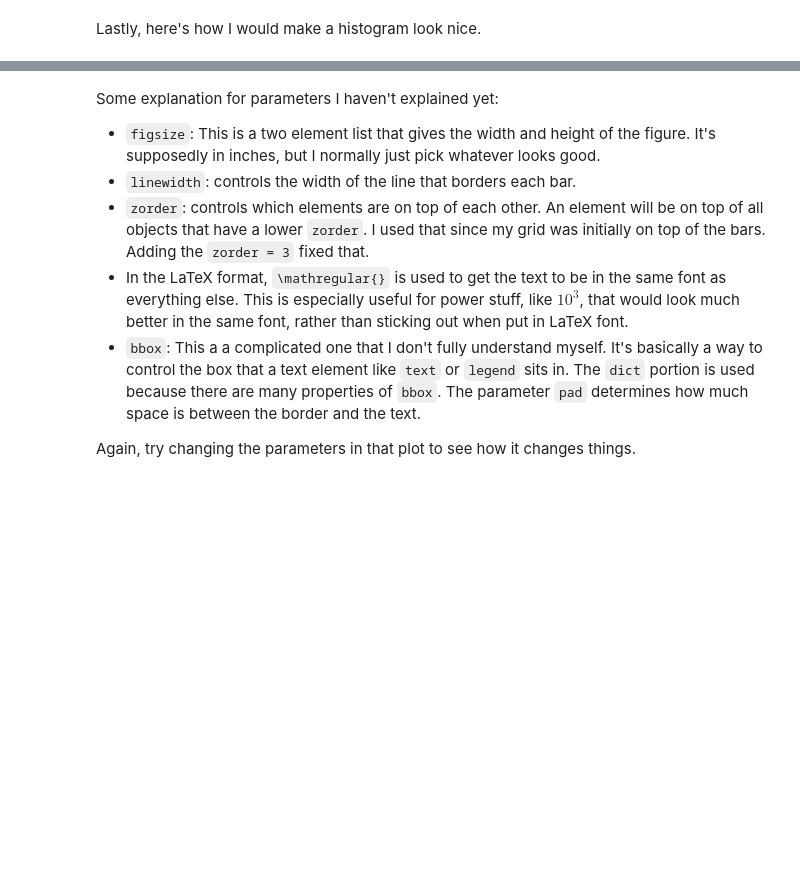
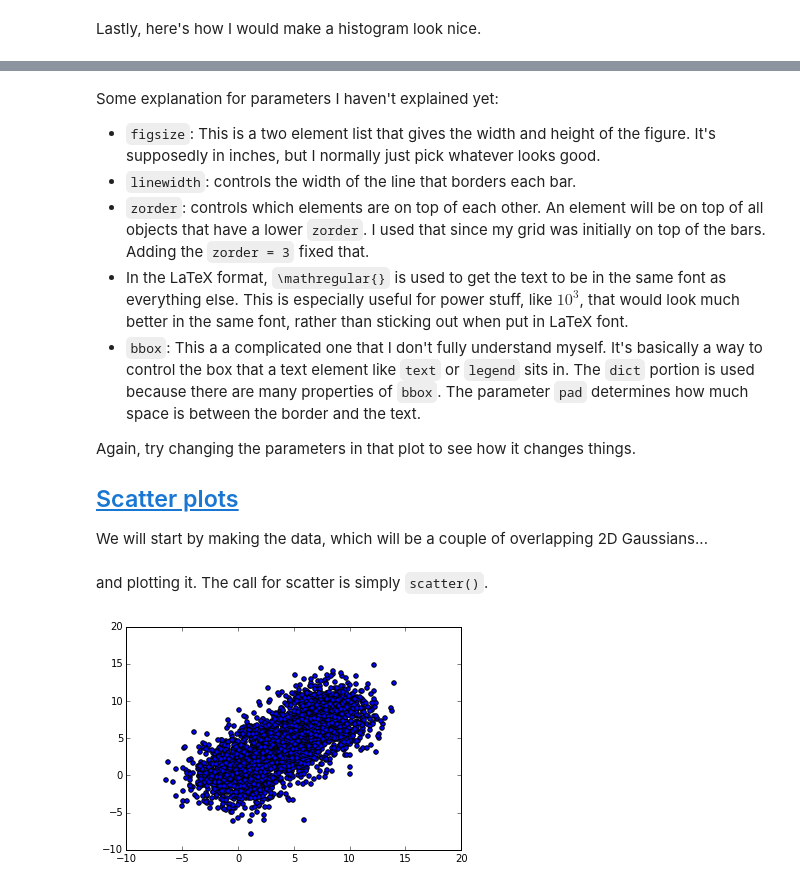
Before and after one commit to gillenbrown/PythonTutorial, a Jupyter notebook: Plotting.ipynb, the cells around one changed output, grey strips where cells are left out. Cells and saved outputs as stored; diff of their text form; code cells hidden in the pictures; blank space fills up the shorter version.

Commit message:
Added scatter, started error bars
scatter is completely done, error bars are almost done. Just need to
add the final nice plot.

```diff
--- a/Plotting.ipynb
+++ b/Plotting.ipynb
@@ -247,3 +251,22 @@ Some explanation for parameters I haven't explained yet:
 * `bbox`: This a a complicated one that I don't fully understand myself. It's basically a way to control the box that a text element like `text` or `legend` sits in. The `dict` portion is used because there are many properties of `bbox`. The parameter `pad` determines how much space is between the border and the text.
 
 Again, try changing the parameters in that plot to see how it changes things.
+
+## [Scatter plots](http://matplotlib.org/api/axes_api.html#matplotlib.axes.Axes.scatter)
+
+We will start by making the data, which will be a couple of overlapping 2D Gaussians...
+# %%
+x1 = np.random.normal(0, 2, 1000)
+y1 = np.random.normal(0, 2, 1000)
+x2 = np.random.normal(4, 2, 1000)
+y2 = np.random.normal(4, 2, 1000)
+x3 = np.random.normal(8, 2, 1000)
+y3 = np.random.normal(8, 2, 1000)
+# %% [markdown]
+and plotting it. The call for scatter is simply `scatter()`.
+# %%
+plt.scatter(x1, y1)
+plt.scatter(x2, y2)
+plt.scatter(x3, y3);
+# %% [output]
+[figure, added]
```
Also changed, not shown: parts of 27 cells of this notebook.
